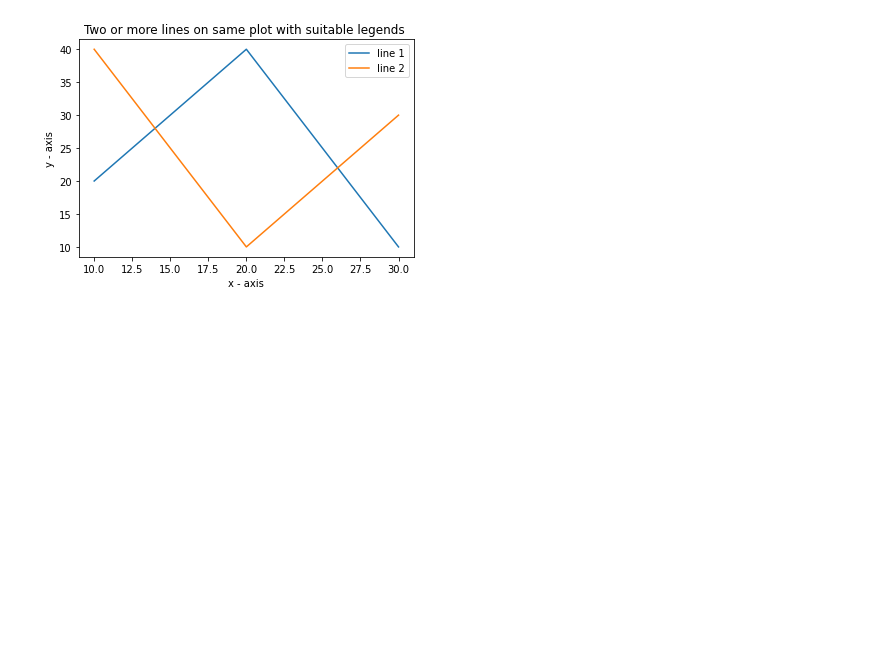
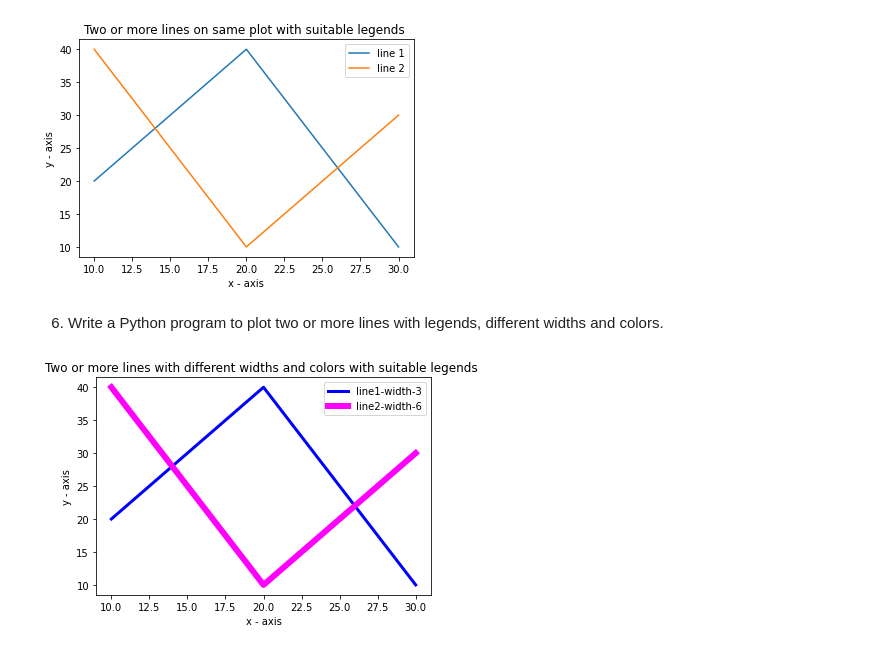
Before and after one commit to shaikhfarzana/Python-Libraries, a Jupyter notebook: Mathplotlib_Problems/Matplotlib_Problems.ipynb, the cells around one changed output. Cells and saved outputs as stored; diff of their text form; code cells hidden in the pictures; blank space fills up the shorter version.

Commit message:
[Farzana] Add: Python program to customise the appearance of the graph.

```diff
--- a/Mathplotlib_Problems/Matplotlib_Problems.ipynb
+++ b/Mathplotlib_Problems/Matplotlib_Problems.ipynb
@@ -135,3 +135,39 @@ if __name__ == "__main__":
     to_plot_more_than_two_lines()
 # %% [output]
 [figure]
+# %% [markdown]
+6. Write a Python program to plot two or more lines with legends, different widths and colors.
+# %%
+import matplotlib.pyplot as plt
+
+def to_customise_graph():
+    """
+       Description:
+          Function is used to customise appearance of graph.
+       Parameter:
+          No parameter required.
+       Return:
+          Returns nothing.
+    """
+    x1 = [10,20,30]
+    y1 = [20,40,10]
+
+    x2 = [10,20,30]
+    y2 = [40,10,30]
+    # Set the x axis label of the current axis.
+    plt.xlabel('x - axis')
+    # Set the y axis label of the current axis.
+    plt.ylabel('y - axis')
+    # Set a title
+    plt.title('Two or more lines with different widths and colors with suitable legends ')
+    # Display the figure.
+    plt.plot(x1,y1, color='blue', linewidth = 3,  label = 'line1-width-3')
+    plt.plot(x2,y2, color='magenta', linewidth = 6,  label = 'line2-width-6')
+    # show a legend on the plot
+    plt.legend()
+    plt.show()
+
+if __name__ == "__main__":
+    to_customise_graph()
+# %% [output]
+[figure, added]
```
